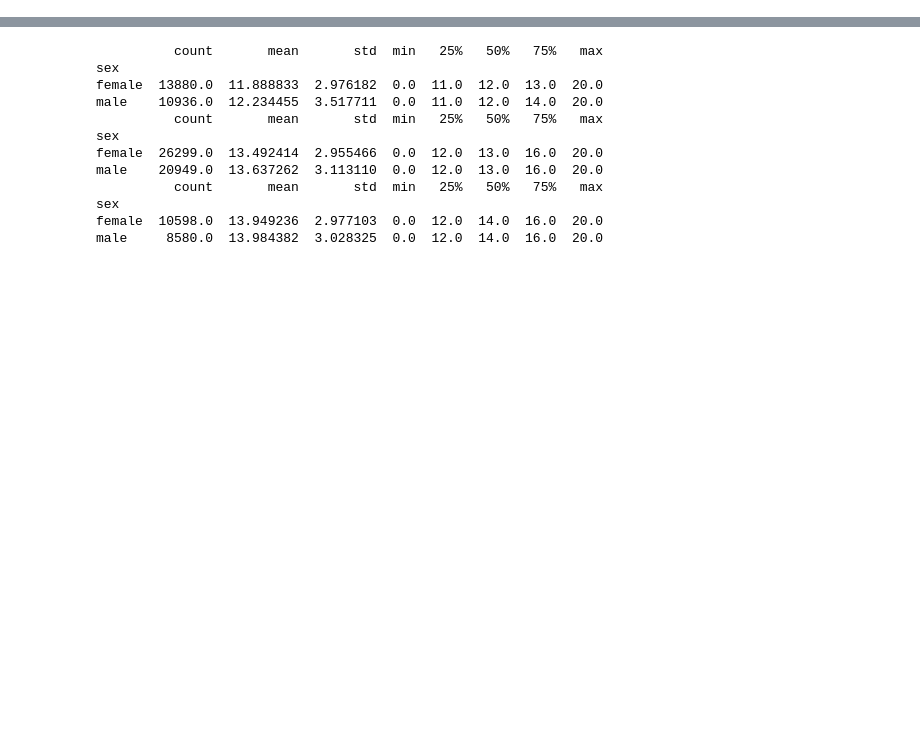
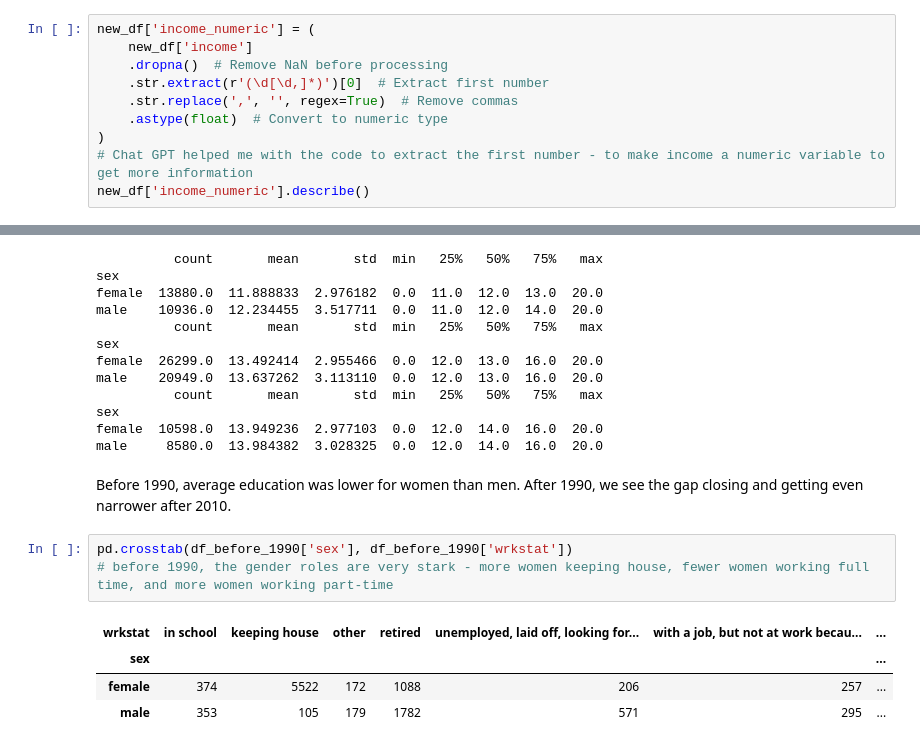
Before and after one commit to fwx5ax/EDA, a Jupyter notebook: lab/get_gss.ipynb, the cells around one changed output, grey strips where cells are left out. Cells and saved outputs as stored; diff of their text form; blank space fills up the shorter version.

```diff
--- a/lab/get_gss.ipynb
+++ b/lab/get_gss.ipynb
@@ -132,0 +158,10 @@ new_df.head()
+# %%
+new_df['income_numeric'] = (
+    new_df['income']
+    .dropna()  # Remove NaN before processing
+    .str.extract(r'(\d[\d,]*)')[0]  # Extract first number
+    .str.replace(',', '', regex=True)  # Remove commas
+    .astype(float)  # Convert to numeric type
+)
+# Chat GPT helped me with the code to extract the first number - to make income a numeric variable to get more information
+new_df['income_numeric'].describe()
@@ -165,3 +213,13 @@ male    20949.0  13.637262  3.113110  0.0  12.0  13.0  16.0  20.0
 sex
 female  10598.0  13.949236  2.977103  0.0  12.0  14.0  16.0  20.0
 male     8580.0  13.984382  3.028325  0.0  12.0  14.0  16.0  20.0
+# %% [markdown]
+Before 1990, average education was lower for women than men. After 1990, we see the gap closing and getting even narrower after 2010.
+# %%
+pd.crosstab(df_before_1990['sex'], df_before_1990['wrkstat'])
+# before 1990, the gender roles are very stark - more women keeping house, fewer women working full time, and more women working part-time
+# %% [output]
+| wrkstat | in school | keeping house | other | retired | unemployed, laid off, looking for... | with a job, but not at work becau... | ... |
+| sex |  |  |  |  |  |  | ... |
+| female | 374 | 5522 | 172 | 1088 | 206 | 257 | ... |
+| male | 353 | 105 | 179 | 1782 | 571 | 295 | ... |
```
Also changed, not shown: parts of 14 cells of this notebook.
